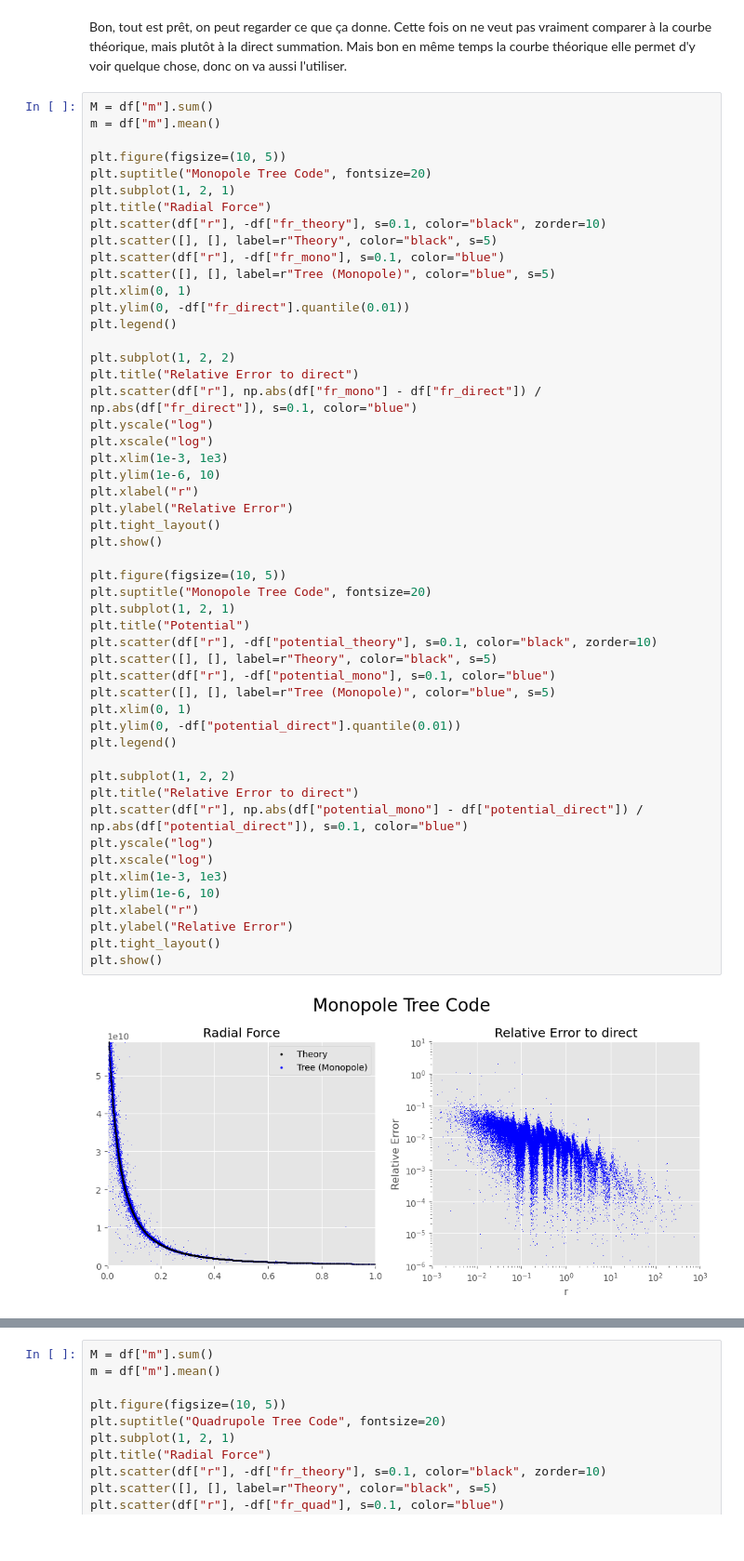
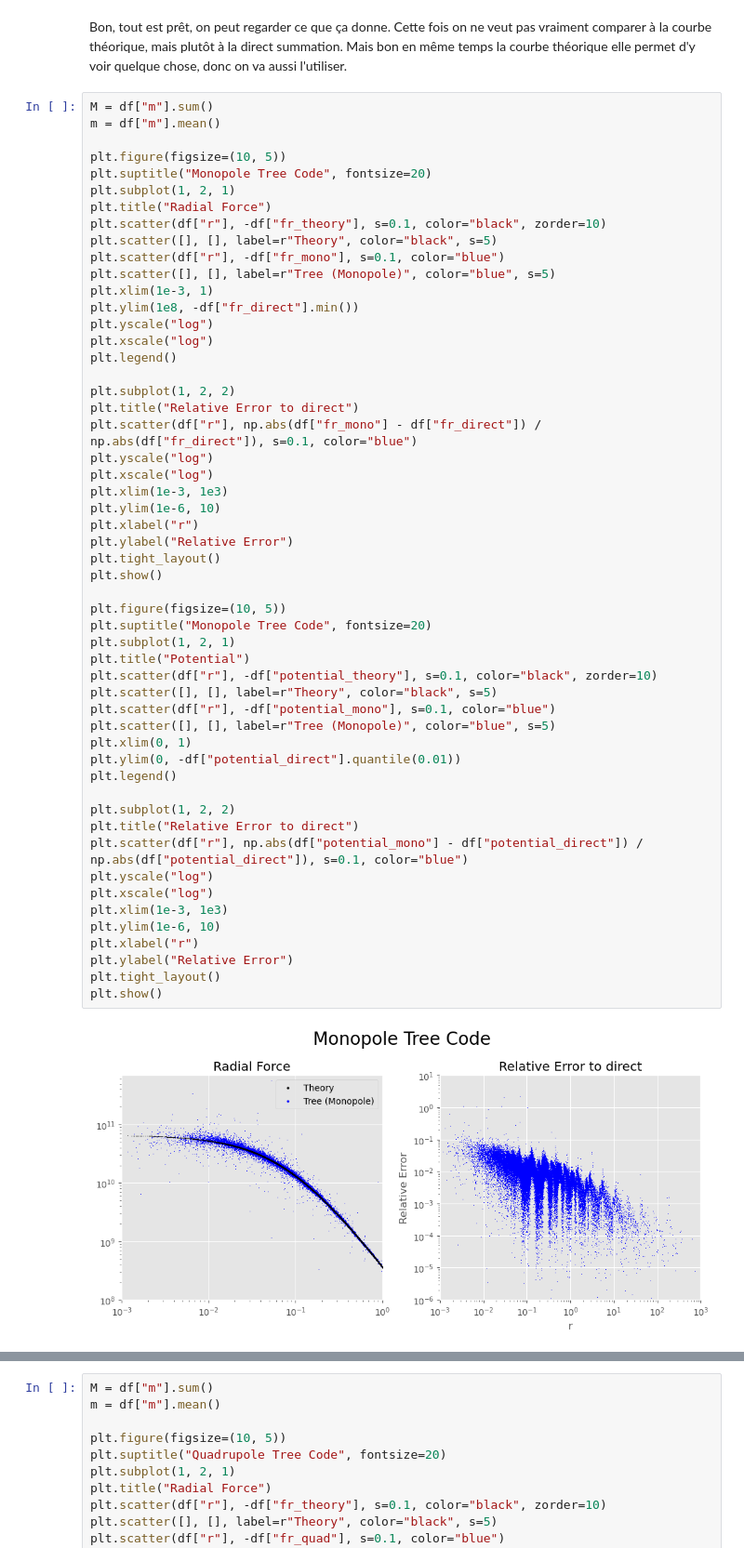
Before and after one commit to ProfesseurShadoko/compastro, a Jupyter notebook: scripts/main.ipynb, the cells around one changed output, grey strips where cells are left out. Shown at 93% size. Cells and saved outputs as stored; diff of their text form.

```diff
--- a/scripts/main.ipynb
+++ b/scripts/main.ipynb
@@ -566,8 +566,10 @@ plt.scatter(df["r"], -df["fr_theory"], s=0.1, color="black", zorder=10)
 plt.scatter([], [], label=r"Theory", color="black", s=5)
 plt.scatter(df["r"], -df["fr_mono"], s=0.1, color="blue")
 plt.scatter([], [], label=r"Tree (Monopole)", color="blue", s=5)
-plt.xlim(0, 1)
-plt.ylim(0, -df["fr_direct"].quantile(0.01))
+plt.xlim(1e-3, 1)
+plt.ylim(1e8, -df["fr_direct"].min())
+plt.yscale("log")
+plt.xscale("log")
 plt.legend()
 
 plt.subplot(1, 2, 2)
@@ -579,34 +581,34 @@ plt.xlim(1e-3, 1e3)
 plt.ylim(1e-6, 10)
 plt.xlabel("r")
 plt.ylabel("Relative Error")
 plt.tight_layout()
 plt.show()
 
 plt.figure(figsize=(10, 5))
 plt.suptitle("Monopole Tree Code", fontsize=20)
 plt.subplot(1, 2, 1)
 plt.title("Potential")
 plt.scatter(df["r"], -df["potential_theory"], s=0.1, color="black", zorder=10)
 plt.scatter([], [], label=r"Theory", color="black", s=5)
 plt.scatter(df["r"], -df["potential_mono"], s=0.1, color="blue")
 plt.scatter([], [], label=r"Tree (Monopole)", color="blue", s=5)
 plt.xlim(0, 1)
 plt.ylim(0, -df["potential_direct"].quantile(0.01))
 plt.legend()
 
 plt.subplot(1, 2, 2)
 plt.title("Relative Error to direct")
 plt.scatter(df["r"], np.abs(df["potential_mono"] - df["potential_direct"]) / np.abs(df["potential_direct"]), s=0.1, color="blue")
 plt.yscale("log")
 plt.xscale("log")
 plt.xlim(1e-3, 1e3)
 plt.ylim(1e-6, 10)
 plt.xlabel("r")
 plt.ylabel("Relative Error")
 plt.tight_layout()
 plt.show()
 # %% [output]
-[figure, old version]
+[figure, new version]
 [figure]
 # %%
 M = df["m"].sum()
```
Also changed, not shown: parts of 3 cells of this notebook, 3 other files.
